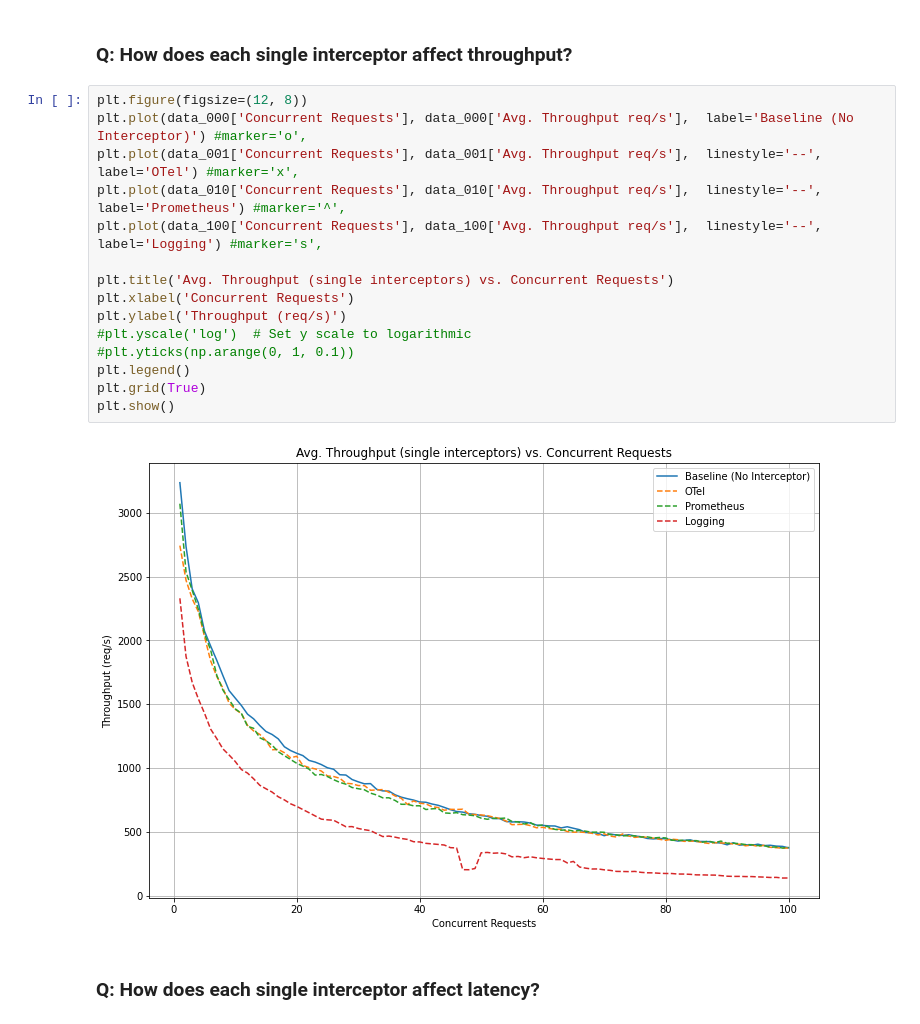
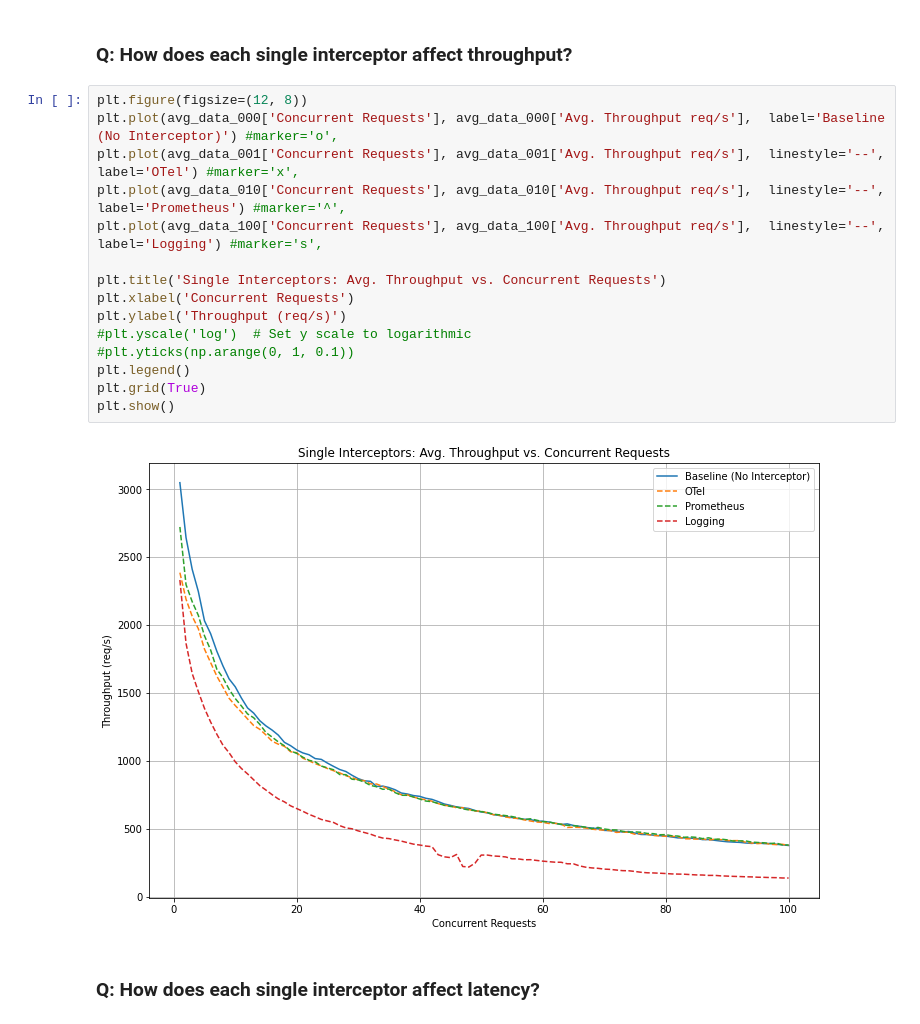
Before and after one commit to louisloechel/CloudServiceBenchmarking, a Jupyter notebook: analysis/analysis.ipynb, the cells around one changed output. Drawn from its saved outputs; the diff is of its cells as text.

```diff
--- a/analysis/analysis.ipynb
+++ b/analysis/analysis.ipynb
@@ -111,21 +259,21 @@ data_000.head(10)
 ### Q: How does each **single** interceptor affect throughput?
 # %%
 plt.figure(figsize=(12, 8))
-plt.plot(data_000['Concurrent Requests'], data_000['Avg. Throughput req/s'],  label='Baseline (No Interceptor)') #marker='o',
-plt.plot(data_001['Concurrent Requests'], data_001['Avg. Throughput req/s'],  linestyle='--', label='OTel') #marker='x',
-plt.plot(data_010['Concurrent Requests'], data_010['Avg. Throughput req/s'],  linestyle='--', label='Prometheus') #marker='^',
-plt.plot(data_100['Concurrent Requests'], data_100['Avg. Throughput req/s'],  linestyle='--', label='Logging') #marker='s',
+plt.plot(avg_data_000['Concurrent Requests'], avg_data_000['Avg. Throughput req/s'],  label='Baseline (No Interceptor)') #marker='o',
+plt.plot(avg_data_001['Concurrent Requests'], avg_data_001['Avg. Throughput req/s'],  linestyle='--', label='OTel') #marker='x',
+plt.plot(avg_data_010['Concurrent Requests'], avg_data_010['Avg. Throughput req/s'],  linestyle='--', label='Prometheus') #marker='^',
+plt.plot(avg_data_100['Concurrent Requests'], avg_data_100['Avg. Throughput req/s'],  linestyle='--', label='Logging') #marker='s',
 
-plt.title('Avg. Throughput (single interceptors) vs. Concurrent Requests')
+plt.title('Single Interceptors: Avg. Throughput vs. Concurrent Requests')
 plt.xlabel('Concurrent Requests')
 plt.ylabel('Throughput (req/s)')
 #plt.yscale('log')  # Set y scale to logarithmic
 #plt.yticks(np.arange(0, 1, 0.1))
 plt.legend()
 plt.grid(True)
 plt.show()
 # %% [output]
-[figure, old version]
+[figure, new version]
 # %% [markdown]
 ### Q: How does each **single** interceptor affect latency?
 # %%
```
Also changed, not shown: parts of 20 cells of this notebook.
